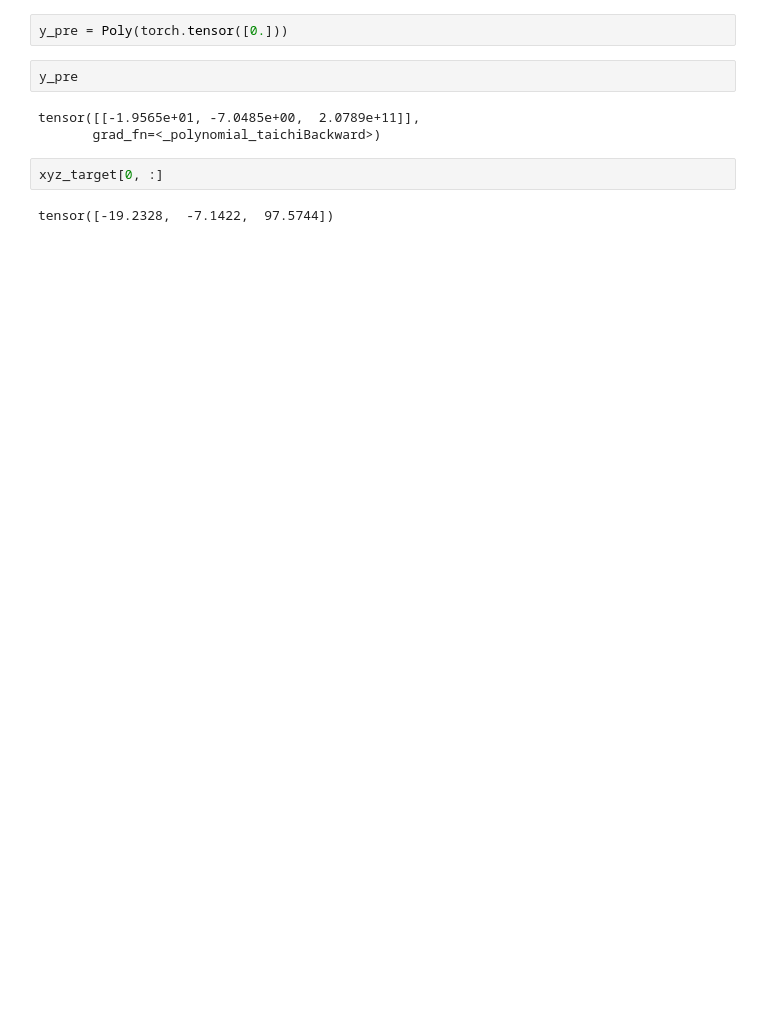
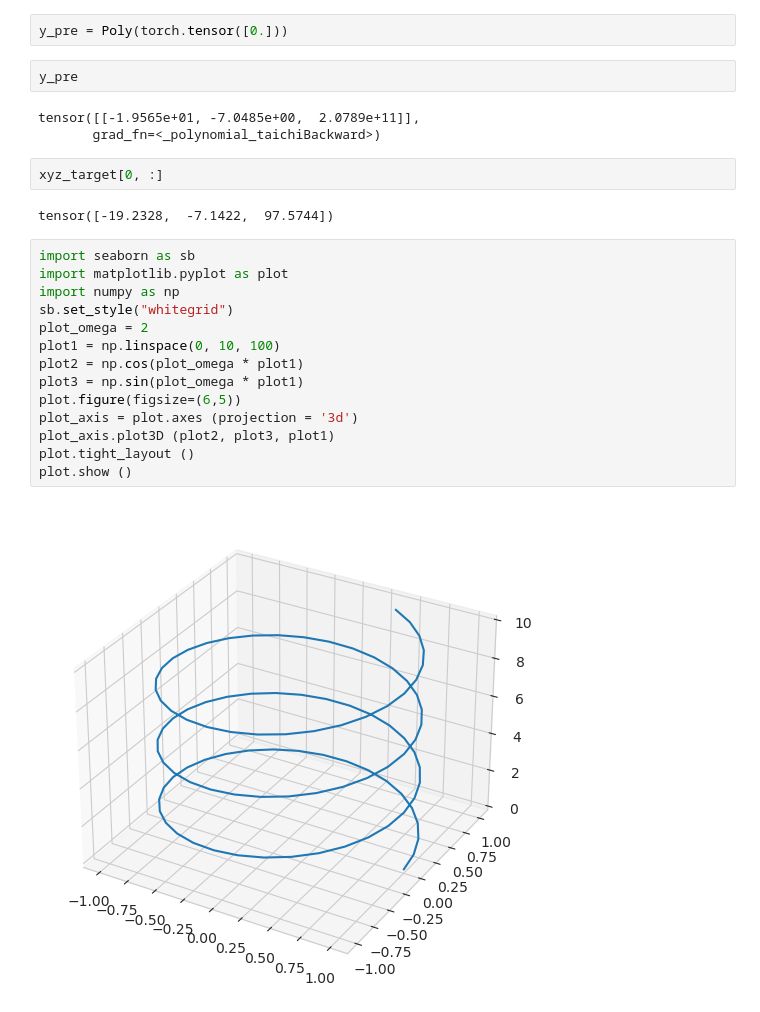
Before and after one commit to Linyou/D3DGS, a Jupyter notebook: point_motion.ipynb, the cells around one changed output. Cells and saved outputs as stored; diff of their text form; blank space fills up the shorter version.

```diff
--- a/point_motion.ipynb
+++ b/point_motion.ipynb
@@ -326,3 +382,19 @@ tensor([[-1.9565e+01, -7.0485e+00,  2.0789e+11]],
 xyz_target[0, :]
 # %% [output]
 tensor([-19.2328,  -7.1422,  97.5744])
+# %%
+import seaborn as sb
+import matplotlib.pyplot as plot
+import numpy as np
+sb.set_style("whitegrid")
+plot_omega = 2
+plot1 = np.linspace(0, 10, 100)
+plot2 = np.cos(plot_omega * plot1)
+plot3 = np.sin(plot_omega * plot1)
+plot.figure(figsize=(6,5))
+plot_axis = plot.axes (projection = '3d')
+plot_axis.plot3D (plot2, plot3, plot1)
+plot.tight_layout ()
+plot.show ()
+# %% [output]
+[figure, added]
```
Also changed, not shown: parts of 15 cells of this notebook, 44 other files.
